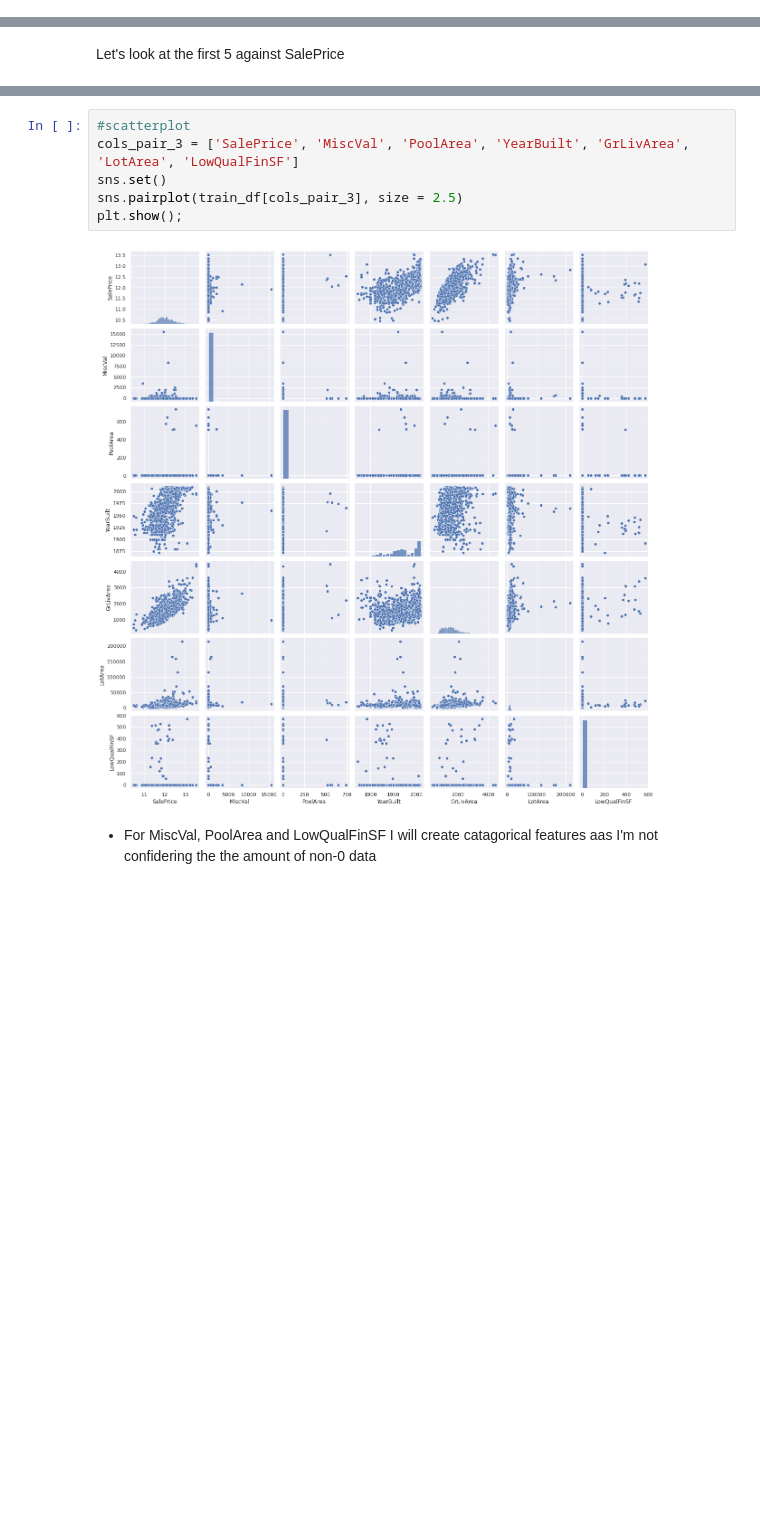
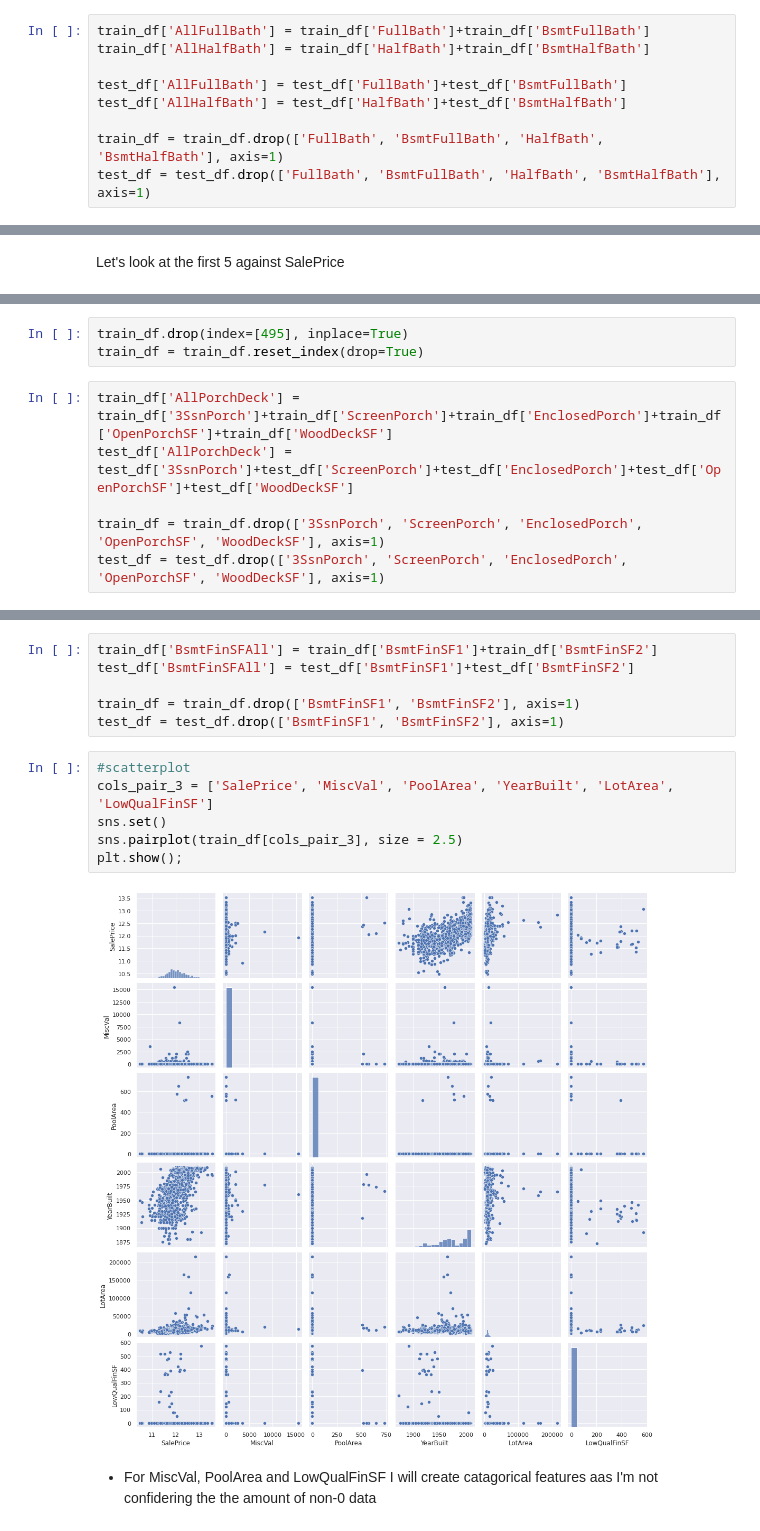
Before and after one commit to radclijd/Ames_House_Prices, a Jupyter notebook: 2nd_Notebook_Ames_House_SalePrice.ipynb, the cells around one changed output, grey strips where cells are left out. Cells and saved outputs as stored; diff of their text form; blank space fills up the shorter version.

```diff
--- a/2nd_Notebook_Ames_House_SalePrice.ipynb
+++ b/2nd_Notebook_Ames_House_SalePrice.ipynb
@@ -749,3 +760,12 @@ test_df['YrSold'] = test_df['YrSold'].apply(str)
+# %%
+train_df['AllFullBath'] = train_df['FullBath']+train_df['BsmtFullBath']
+train_df['AllHalfBath'] = train_df['HalfBath']+train_df['BsmtHalfBath']
+
+test_df['AllFullBath'] = test_df['FullBath']+test_df['BsmtFullBath']
+test_df['AllHalfBath'] = test_df['HalfBath']+test_df['BsmtHalfBath']
+
+train_df = train_df.drop(['FullBath', 'BsmtFullBath', 'HalfBath', 'BsmtHalfBath'], axis=1)
+test_df = test_df.drop(['FullBath', 'BsmtFullBath', 'HalfBath', 'BsmtHalfBath'], axis=1)
 # %% [markdown]
 ### Let's evaluate how we did!
 # %%
@@ -804,2 +830,11 @@ plt.show();
+# %%
+train_df.drop(index=[495], inplace=True)
+train_df = train_df.reset_index(drop=True)
+# %%
+train_df['AllPorchDeck'] = train_df['3SsnPorch']+train_df['ScreenPorch']+train_df['EnclosedPorch']+train_df['OpenPorchSF']+train_df['WoodDeckSF']
+test_df['AllPorchDeck'] = test_df['3SsnPorch']+test_df['ScreenPorch']+test_df['EnclosedPorch']+test_df['OpenPorchSF']+test_df['WoodDeckSF']
+
+train_df = train_df.drop(['3SsnPorch', 'ScreenPorch', 'EnclosedPorch', 'OpenPorchSF', 'WoodDeckSF'], axis=1)
+test_df = test_df.drop(['3SsnPorch', 'ScreenPorch', 'EnclosedPorch', 'OpenPorchSF', 'WoodDeckSF'], axis=1)
 # %%
 #scatterplot
@@ -813,12 +849,18 @@ plt.show();
 * I'll use PowerTransformer(Yeo-Johnson) before applying StandardScaler
+# %%
+train_df['BsmtFinSFAll'] = train_df['BsmtFinSF1']+train_df['BsmtFinSF2']
+test_df['BsmtFinSFAll'] = test_df['BsmtFinSF1']+test_df['BsmtFinSF2']
+
+train_df = train_df.drop(['BsmtFinSF1', 'BsmtFinSF2'], axis=1)
+test_df = test_df.drop(['BsmtFinSF1', 'BsmtFinSF2'], axis=1)
 # %%
 #scatterplot
-cols_pair_3 = ['SalePrice', 'MiscVal', 'PoolArea', 'YearBuilt', 'GrLivArea', 'LotArea', 'LowQualFinSF']
+cols_pair_3 = ['SalePrice', 'MiscVal', 'PoolArea', 'YearBuilt', 'LotArea', 'LowQualFinSF']
 sns.set()
 sns.pairplot(train_df[cols_pair_3], size = 2.5)
 plt.show();
 # %% [output]
-[figure, old version]
+[figure, new version]
 # %% [markdown]
 * For MiscVal, PoolArea and LowQualFinSF I will create catagorical features aas I'm not confidering the the amount of non-0 data
 # %%
```
Also changed, not shown: parts of 45 cells of this notebook.
